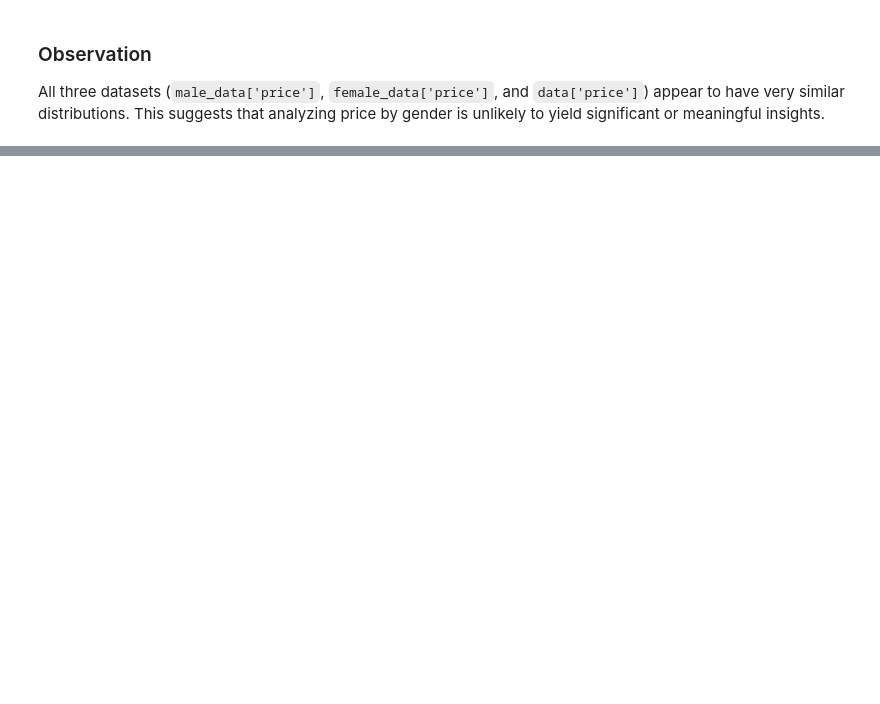
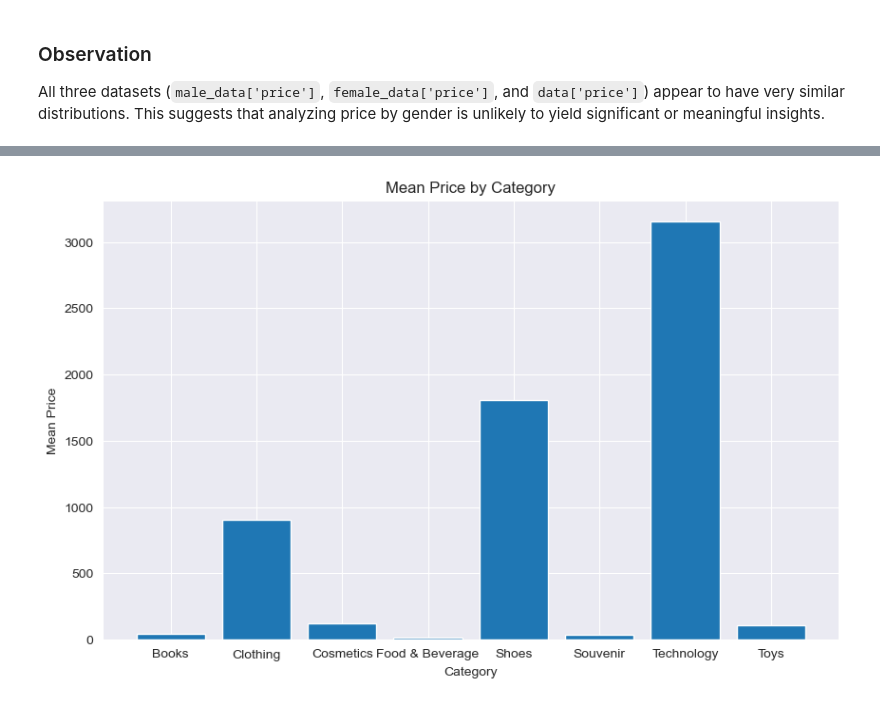
Before and after one commit to datawithkasim/fantastic-palm-tree, a Jupyter notebook: fantastic_palm_tree/import_eda.ipynb, the cells around one changed output, grey strips where cells are left out. Cells and saved outputs as stored; diff of their text form; code cells hidden in the pictures; blank space fills up the shorter version.

```diff
--- a/fantastic_palm_tree/import_eda.ipynb
+++ b/fantastic_palm_tree/import_eda.ipynb
@@ -238,0 +228,17 @@ category_data
+# %%
+# Calculate the mean price for each category
+category_means = data.groupby('category')['price'].mean()
+
+# Create the bar chart
+plt.figure(figsize=(10, 6))
+plt.bar(category_means.index, category_means.values)
+
+# Add titles and labels
+plt.title('Mean Price by Category')
+plt.xlabel('Category')
+plt.ylabel('Mean Price')
+
+# Show the plot
+plt.show()
+# %% [output]
+[figure, added]
```
Also changed, not shown: parts of 10 cells of this notebook.
